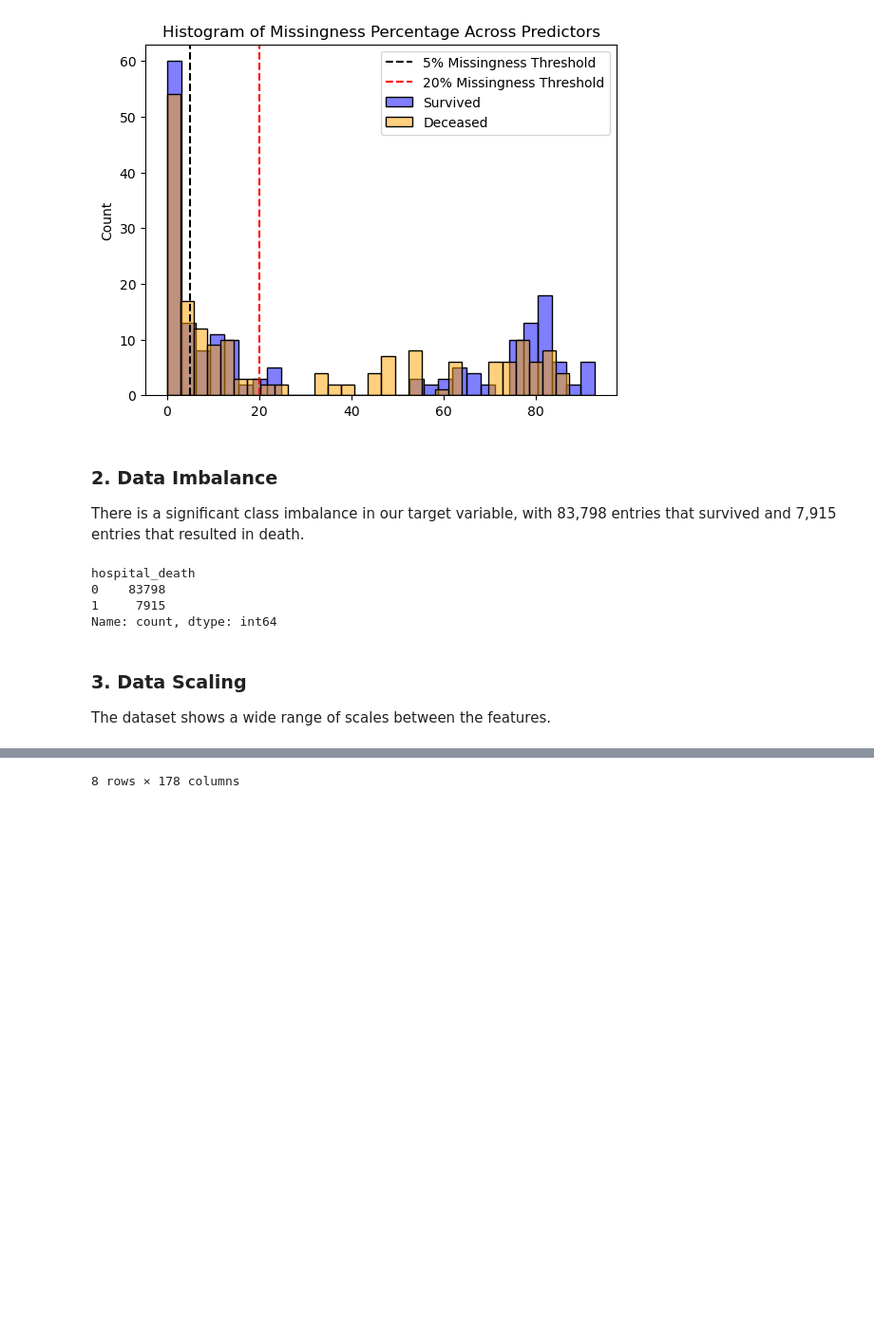
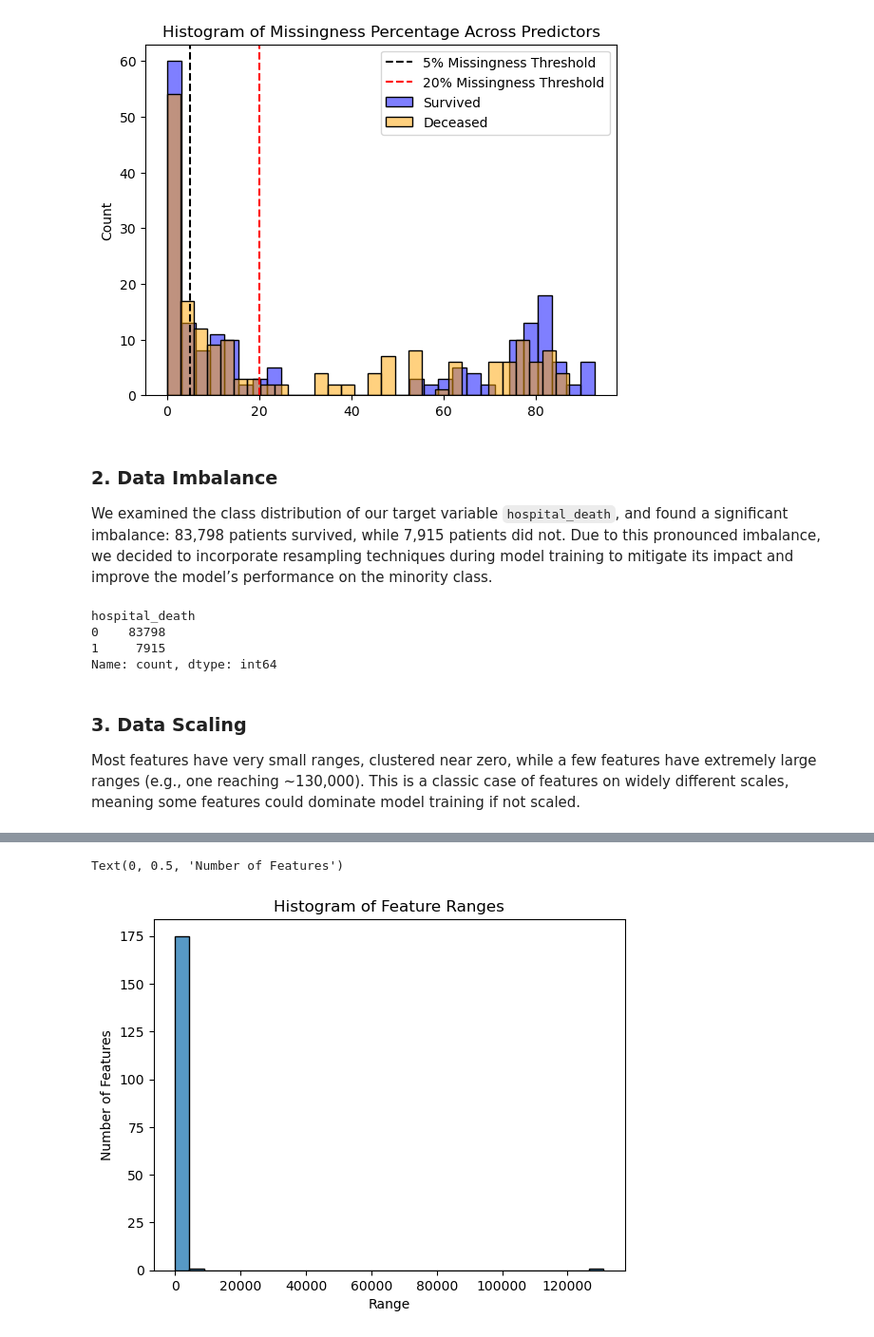
Before and after one commit to cindyrenxy/ac209a-project, a Jupyter notebook: ac209a_project.ipynb, the cells around one changed output, grey strips where cells are left out. Shown: that part at 95% size. Saved outputs shown, nothing was run; the diff lists cells and outputs as text; code cells hidden in the pictures; blank space fills up the shorter version.

```diff
--- a/ac209a_project.ipynb
+++ b/ac209a_project.ipynb
@@ -93,7 +95,7 @@ ax.legend()
 [figure]
 # %% [markdown]
 ### 2. Data Imbalance
-There is a significant class imbalance in our target variable, with 83,798 entries that survived and 7,915 entries that resulted in death.
+We examined the class distribution of our target variable `hospital_death`, and found a significant imbalance: 83,798 patients survived, while 7,915 patients did not. Due to this pronounced imbalance, we decided to incorporate resampling techniques during model training to mitigate its impact and improve the model’s performance on the minority class.
 # %%
 df['hospital_death'].value_counts()
 # %% [output]
@@ -103,8 +105,16 @@ hospital_death
 Name: count, dtype: int64
 # %% [markdown]
 ### 3. Data Scaling
-The dataset shows a wide range of scales between the features.
+Most features have very small ranges, clustered near zero, while a few features have extremely large ranges (e.g., one reaching ~130,000). This is a classic case of features on widely different scales, meaning some features could dominate model training if not scaled.
 # %%
-numeric_cols = df.select_dtypes(include=['float64', 'int64']).columns
-df[numeric_cols].describe()
+numeric_cols = df.select_dtypes(include=['float64', 'int64']).columns.drop('encounter_id')
+df[numeric_cols].describe() # exploratory summary
+
+# visualize feature ranges
+ranges = df[numeric_cols].max() - df[numeric_cols].min()
+fig, ax = plt.subplots()
+sns.histplot(ranges, bins=30, edgecolor='k')
+ax.set_title("Histogram of Feature Ranges")
+ax.set_xlabel("Range")
+ax.set_ylabel("Number of Features")
 # %% [output]
@@ -120 +121,2 @@ df[numeric_cols].describe()
-8 rows × 178 columns
+Text(0, 0.5, 'Number of Features')
+[figure, added]
```
Also changed, not shown: parts of 2 cells of this notebook.
